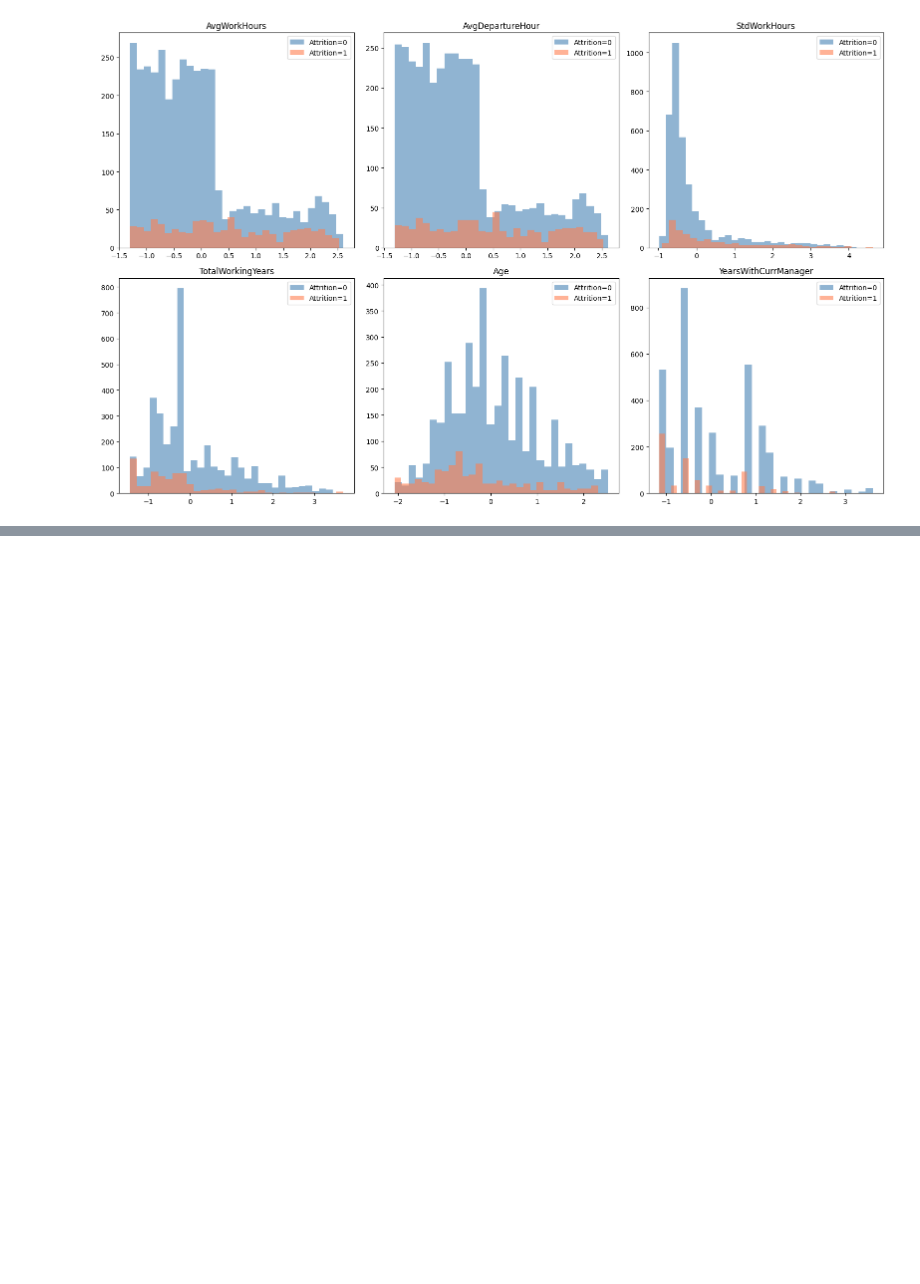
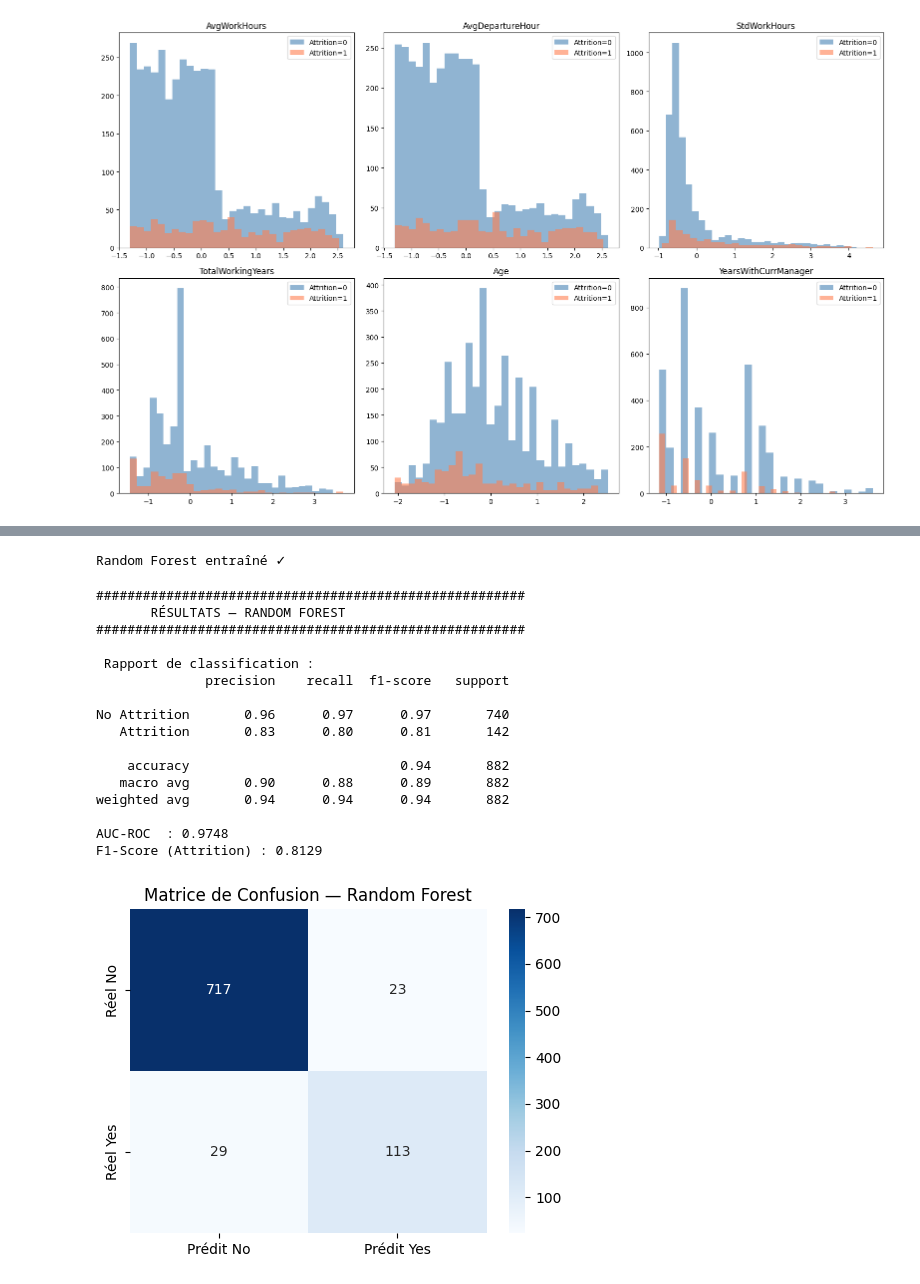
Before and after one commit to Ilyass1309/employee-attrition-prediction, a Jupyter notebook: attrition_analysis.ipynb, the cells around one changed output, grey strips where cells are left out. Drawn from its saved outputs; the diff is of its cells as text; code cells hidden in the pictures; blank space fills up the shorter version.

Commit message:
add model to train attrition

```diff
--- a/attrition_analysis.ipynb
+++ b/attrition_analysis.ipynb
@@ -447,0 +460,59 @@ plt.show()
+# %%
+# ─── Entraînement ─────────────────────────────────────────────────────────────
+rf_model = RandomForestClassifier(
+    n_estimators=300,
+    max_depth=10,
+    min_samples_leaf=5,
+    class_weight='balanced',   # Compense le déséquilibre No/Yes
+    random_state=42,
+    n_jobs=-1                  # Utilise tous les coeurs CPU
+)
+
+rf_model.fit(X_train, y_train)
+y_pred_rf    = rf_model.predict(X_test)
+y_proba_rf   = rf_model.predict_proba(X_test)[:, 1]
+
+print("Random Forest entraîné ✓")
+# %% [output]
+Random Forest entraîné ✓
+# %%
+# ─── Évaluation Random Forest ─────────────────────────────────────────────────
+print("#"*55)
+print("       RÉSULTATS — RANDOM FOREST")
+print("#"*55)
+
+print("\n Rapport de classification :")
+print(classification_report(y_test, y_pred_rf, target_names=["No Attrition", "Attrition"]))
+
+print(f"AUC-ROC  : {roc_auc_score(y_test, y_proba_rf):.4f}")
+print(f"F1-Score (Attrition) : {f1_score(y_test, y_pred_rf):.4f}")
+
+# ─── Matrice de confusion ─────────────────────────────────────────────────────
+fig, ax = plt.subplots(figsize=(5, 4))
+cm_rf = confusion_matrix(y_test, y_pred_rf)
+sns.heatmap(
+    cm_rf, annot=True, fmt='d', cmap='Blues', ax=ax,
+    xticklabels=["Prédit No", "Prédit Yes"],
+    yticklabels=["Réel No",   "Réel Yes"]
+)
+ax.set_title("Matrice de Confusion — Random Forest")
+plt.tight_layout()
+plt.show()
+# %% [output]
+#######################################################
+       RÉSULTATS — RANDOM FOREST
+#######################################################
+
+ Rapport de classification :
+              precision    recall  f1-score   support
+
+No Attrition       0.96      0.97      0.97       740
+   Attrition       0.83      0.80      0.81       142
+
+    accuracy                           0.94       882
+   macro avg       0.90      0.88      0.89       882
+weighted avg       0.94      0.94      0.94       882
+
+AUC-ROC  : 0.9748
+F1-Score (Attrition) : 0.8129
+[figure, added]
```
Also changed, not shown: parts of 27 cells of this notebook, 1 other file.
